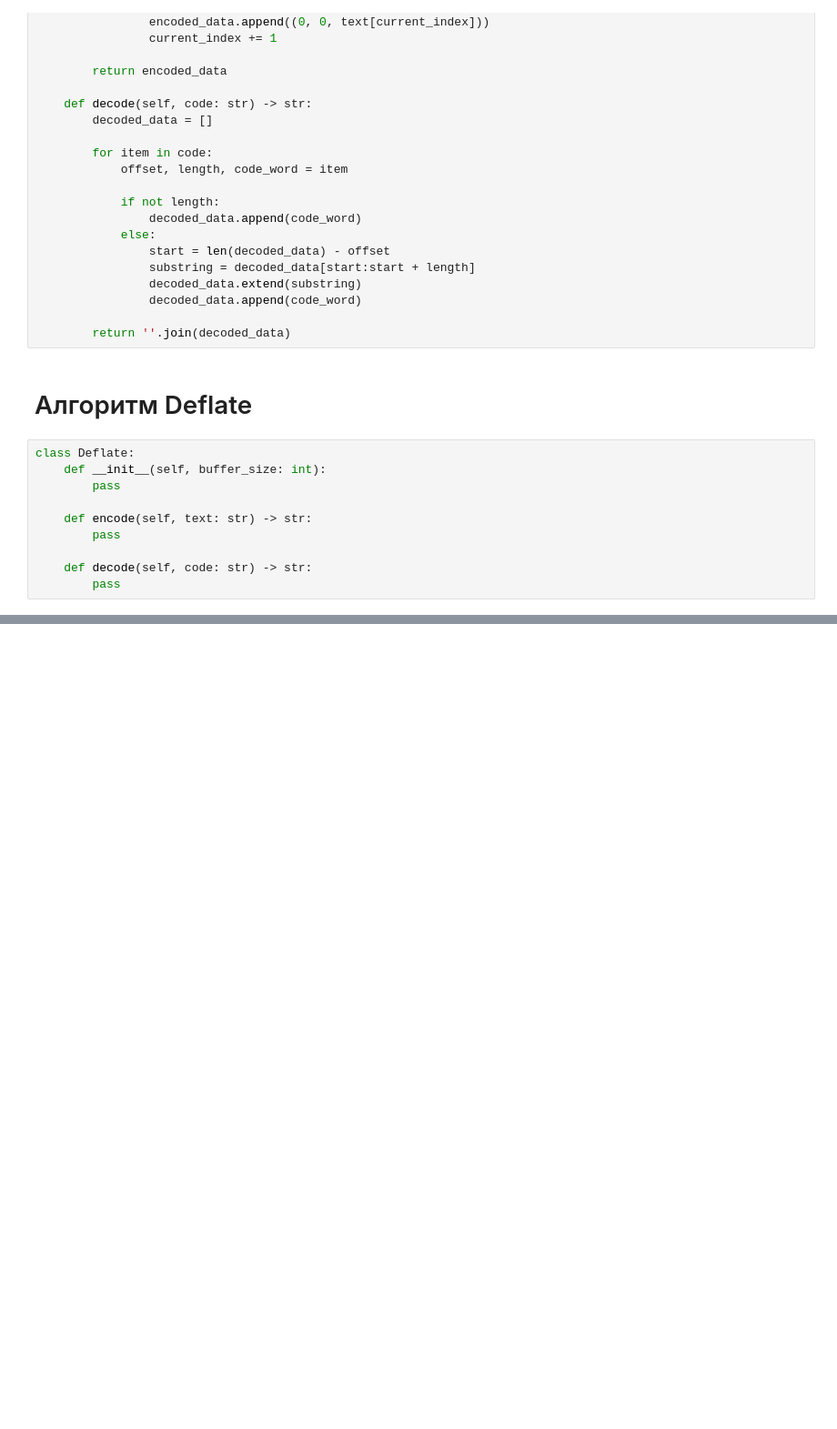
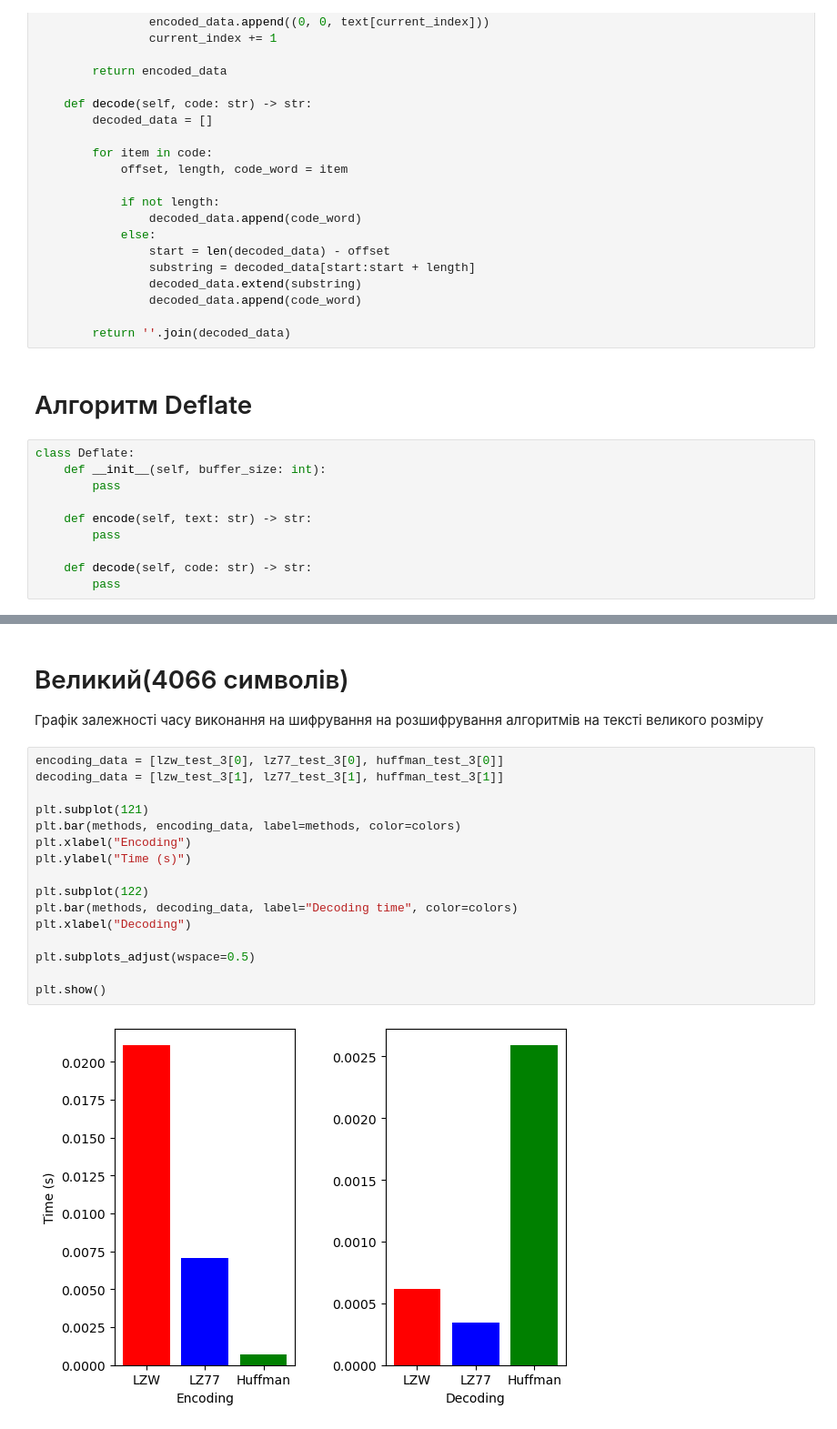
Before and after one commit to UCUgllekk/compress_algorithms, a Jupyter notebook: Pavlosiuk_Hrynda_Discrete_Lab.ipynb, the cells around one changed output, grey strips where cells are left out. Shown: that part at 91% size. Drawn from its saved outputs; the diff is of its cells as text; blank space fills up the shorter version.

```diff
--- a/Pavlosiuk_Hrynda_Discrete_Lab.ipynb
+++ b/Pavlosiuk_Hrynda_Discrete_Lab.ipynb
@@ -184,0 +345,21 @@ class Deflate:
+# %% [markdown]
+# Великий(4066 символів)
+Графік залежності часу виконання на шифрування на розшифрування алгоритмів на тексті великого розміру
+# %%
+encoding_data = [lzw_test_3[0], lz77_test_3[0], huffman_test_3[0]]
+decoding_data = [lzw_test_3[1], lz77_test_3[1], huffman_test_3[1]]
+
+plt.subplot(121)
+plt.bar(methods, encoding_data, label=methods, color=colors)
+plt.xlabel("Encoding")
+plt.ylabel("Time (s)")
+
+plt.subplot(122)
+plt.bar(methods, decoding_data, label="Decoding time", color=colors)
+plt.xlabel("Decoding")
+
+plt.subplots_adjust(wspace=0.5)
+
+plt.show()
+# %% [output]
+[figure, added]
```
Also changed, not shown: parts of 7 cells of this notebook.
